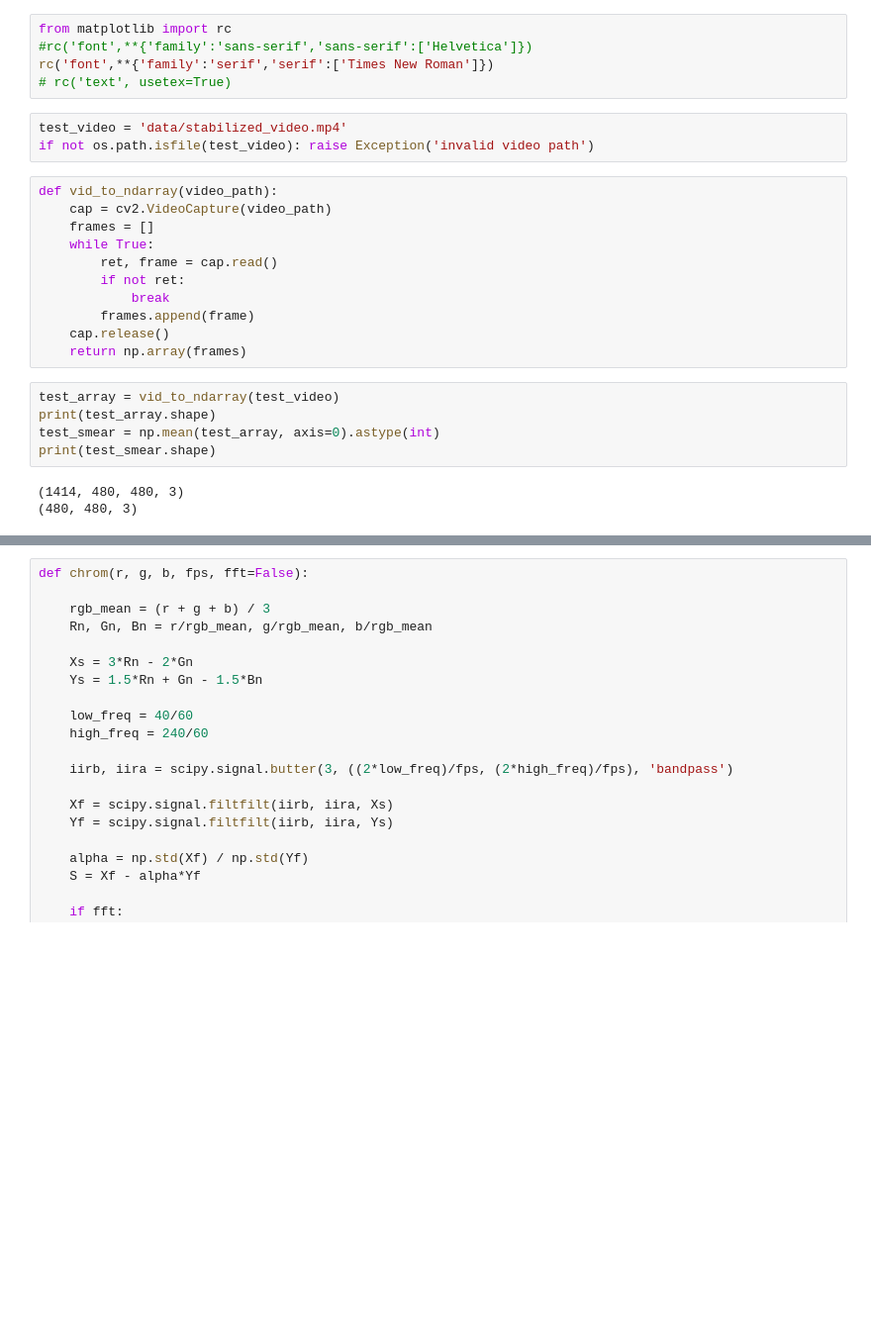
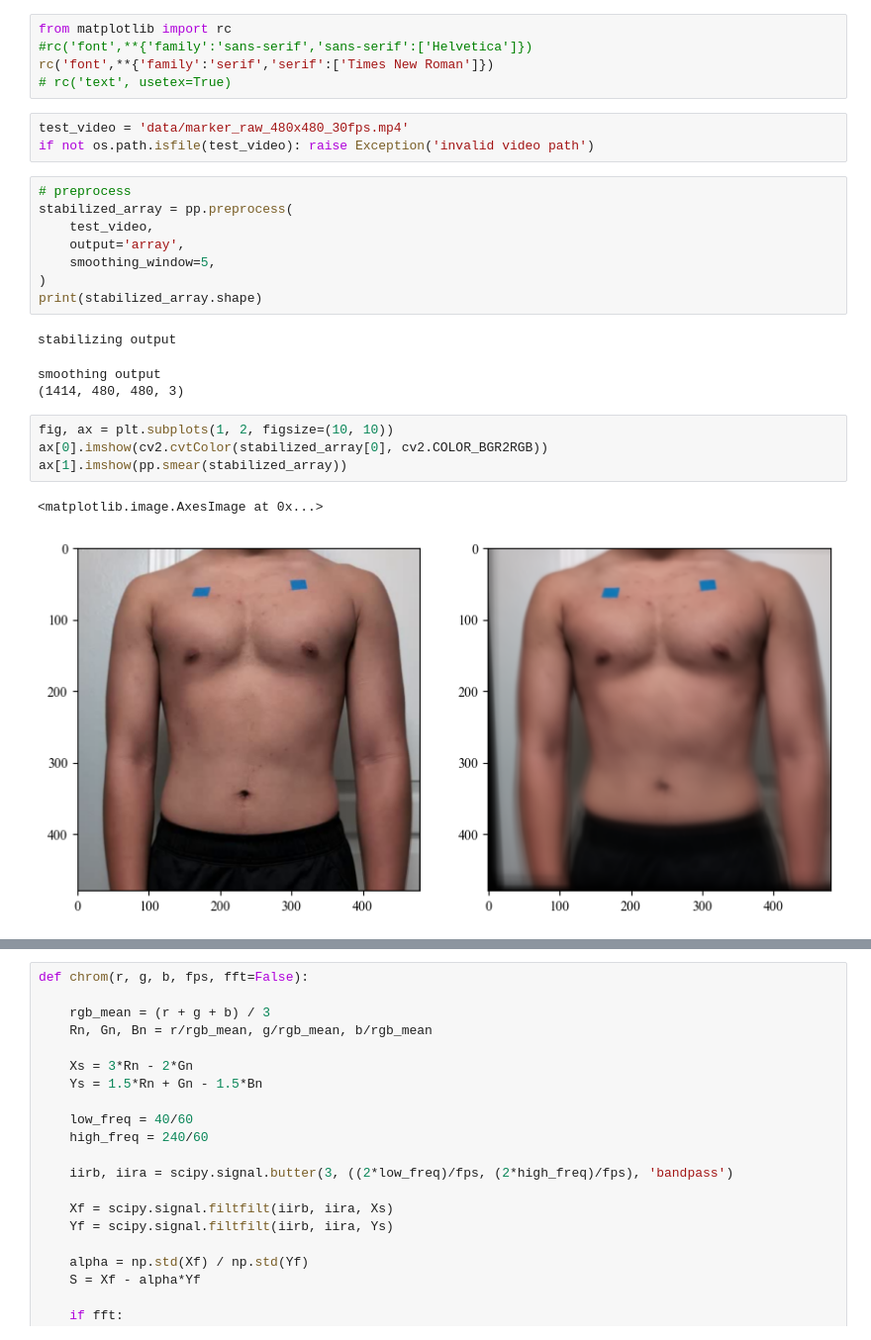
Before and after one commit to tiandahuang/chest-rppg, a Jupyter notebook: signal_analysis.ipynb, the cells around one changed output, grey strips where cells are left out. Shown at 99% size. Drawn from its saved outputs; the diff is of its cells as text; blank space fills up the shorter version.

```diff
--- a/signal_analysis.ipynb
+++ b/signal_analysis.ipynb
@@ -18,25 +20,25 @@ from matplotlib import rc
 rc('font',**{'family':'serif','serif':['Times New Roman']})
 # rc('text', usetex=True)
 # %%
-test_video = 'data/stabilized_video.mp4'
+test_video = 'data/marker_raw_480x480_30fps.mp4'
 if not os.path.isfile(test_video): raise Exception('invalid video path')
-# %%
-def vid_to_ndarray(video_path):
-    cap = cv2.VideoCapture(video_path)
-    frames = []
-    while True:
-        ret, frame = cap.read()
-        if not ret:
-            break
-        frames.append(frame)
-    cap.release()
-    return np.array(frames)
-# %%
-test_array = vid_to_ndarray(test_video)
-print(test_array.shape)
-test_smear = np.mean(test_array, axis=0).astype(int)
-print(test_smear.shape)
-# %% [output]
-(1414, 480, 480, 3)
-(480, 480, 3)
+# %%
+# preprocess
+stabilized_array = pp.preprocess(
+    test_video,
+    output='array',
+    smoothing_window=5,
+)
+print(stabilized_array.shape)
+# %% [output]
+stabilizing output
+smoothing output
+(1414, 480, 480, 3)
+# %%
+fig, ax = plt.subplots(1, 2, figsize=(10, 10))
+ax[0].imshow(cv2.cvtColor(stabilized_array[0], cv2.COLOR_BGR2RGB))
+ax[1].imshow(pp.smear(stabilized_array))
+# %% [output]
+<matplotlib.image.AxesImage at 0x...>
+[figure, added]
 # %%
```
Also changed, not shown: parts of 17 cells of this notebook, 1 other file.
